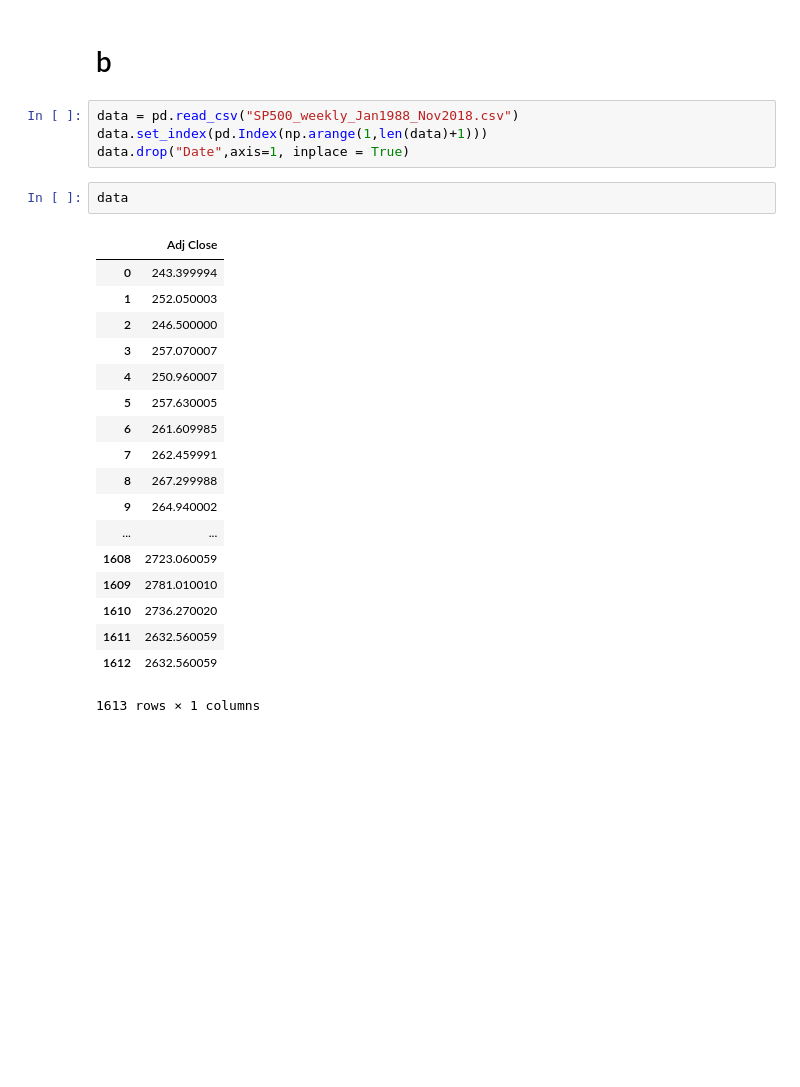
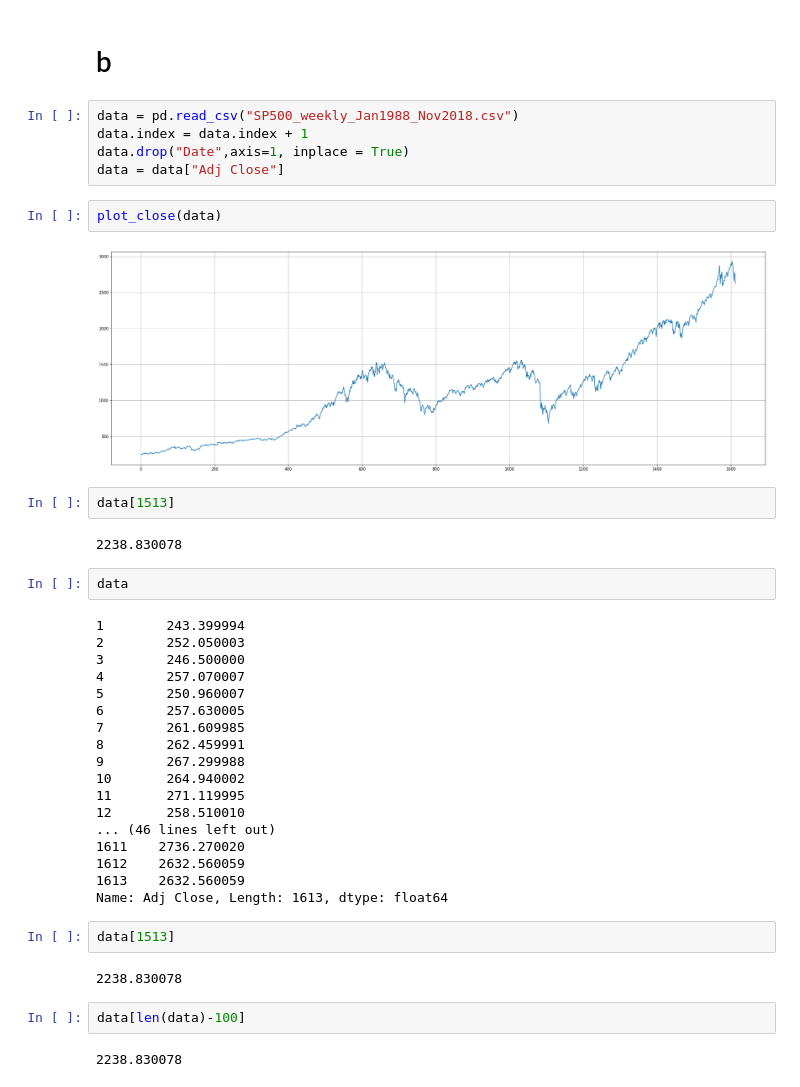
Before and after one commit to weiweiECNU/QBUS, a Jupyter notebook: qbus6840_19_2/assignment1/assignment1.ipynb, the cells around one changed output. Drawn from its saved outputs; the diff is of its cells as text; blank space fills up the shorter version.

```diff
--- a/qbus6840_19_2/assignment1/assignment1.ipynb
+++ b/qbus6840_19_2/assignment1/assignment1.ipynb
@@ -22,26 +26,42 @@ plot_close(data_time)
 # b
 # %%
 data = pd.read_csv("SP500_weekly_Jan1988_Nov2018.csv")
-data.set_index(pd.Index(np.arange(1,len(data)+1)))
+data.index = data.index + 1
 data.drop("Date",axis=1, inplace = True)
+data = data["Adj Close"]
+# %%
+plot_close(data)
+# %% [output]
+[figure, added]
+# %%
+data[1513]
+# %% [output]
+2238.830078
 # %%
 data
 # %% [output]
-|  | Adj Close |
-| 0 | 243.399994 |
-| 1 | 252.050003 |
-| 2 | 246.500000 |
-| 3 | 257.070007 |
-| 4 | 250.960007 |
-| 5 | 257.630005 |
-| 6 | 261.609985 |
-| 7 | 262.459991 |
-| 8 | 267.299988 |
-| 9 | 264.940002 |
-| ... | ... |
-| 1608 | 2723.060059 |
-| 1609 | 2781.010010 |
-| 1610 | 2736.270020 |
-| 1611 | 2632.560059 |
-| 1612 | 2632.560059 |
-1613 rows × 1 columns
+1        243.399994
+2        252.050003
+3        246.500000
+4        257.070007
+5        250.960007
+6        257.630005
+7        261.609985
+8        262.459991
+9        267.299988
+10       264.940002
+11       271.119995
+12       258.510010
+... (46 lines left out)
+1611    2736.270020
+1612    2632.560059
+1613    2632.560059
+Name: Adj Close, Length: 1613, dtype: float64
+# %%
+data[1513]
+# %% [output]
+2238.830078
+# %%
+data[len(data)-100]
+# %% [output]
+2238.830078
```
Also changed, not shown: parts of 11 cells of this notebook.
